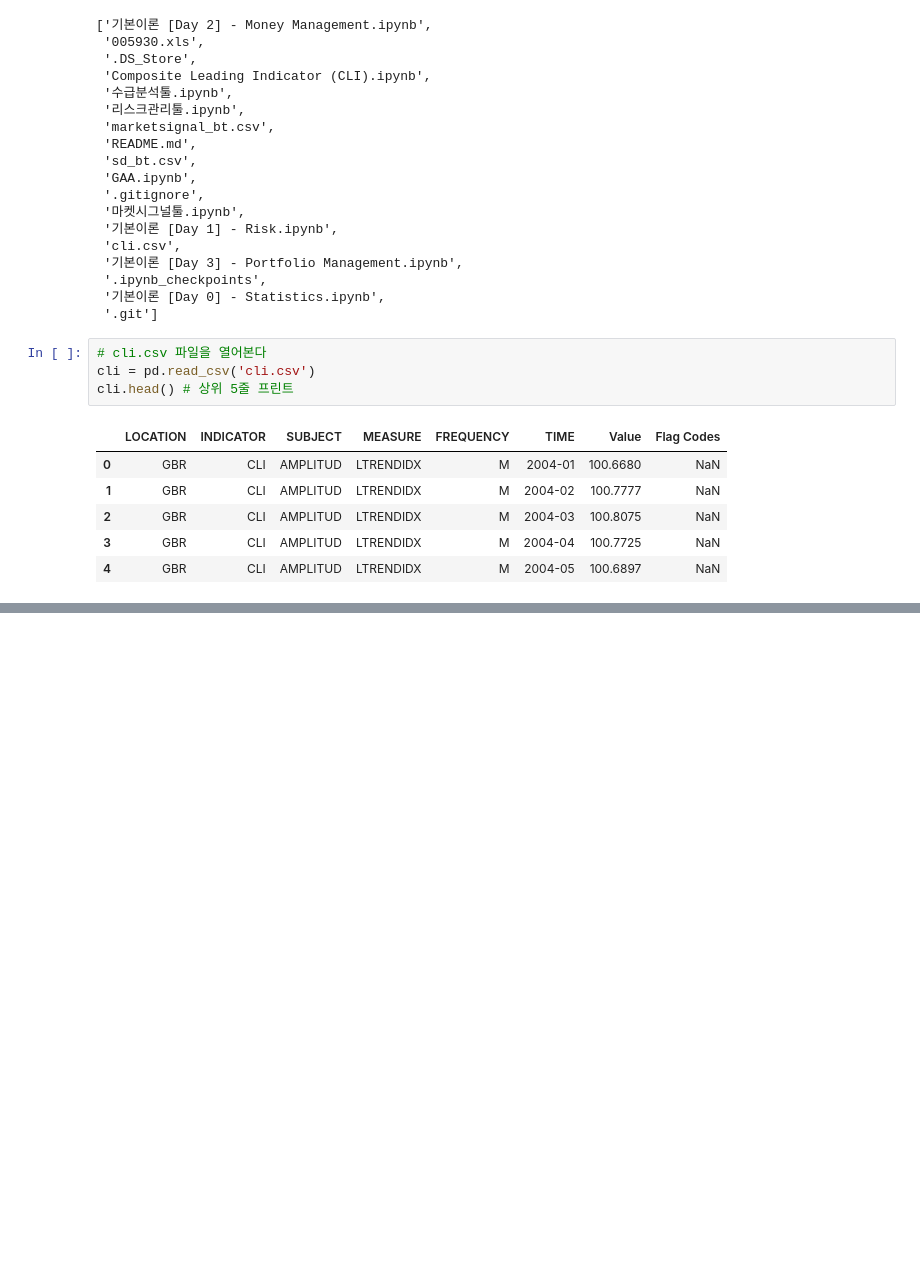
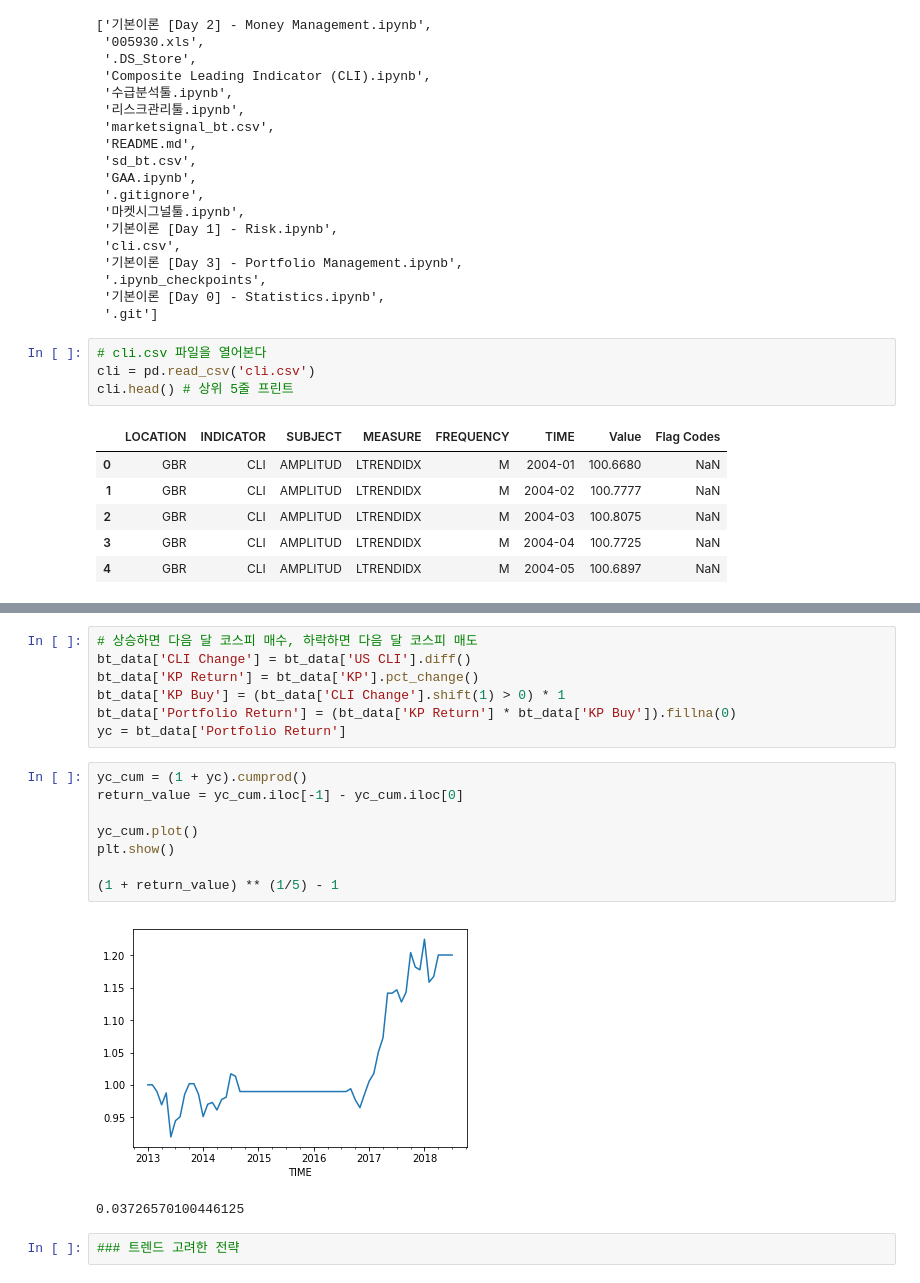
Before and after one commit to hyemin9403/keyst_notebooks, a Jupyter notebook: Composite Leading Indicator (CLI).ipynb, the cells around one changed output, grey strips where cells are left out. Saved outputs shown, nothing was run; the diff lists cells and outputs as text; blank space fills up the shorter version.

```diff
--- a/Composite Leading Indicator (CLI).ipynb
+++ b/Composite Leading Indicator (CLI).ipynb
@@ -142,0 +172,20 @@ jpn_cli
+# %%
+# 상승하면 다음 달 코스피 매수, 하락하면 다음 달 코스피 매도
+bt_data['CLI Change'] = bt_data['US CLI'].diff()
+bt_data['KP Return'] = bt_data['KP'].pct_change()
+bt_data['KP Buy'] = (bt_data['CLI Change'].shift(1) > 0) * 1
+bt_data['Portfolio Return'] = (bt_data['KP Return'] * bt_data['KP Buy']).fillna(0)
+yc = bt_data['Portfolio Return']
+# %%
+yc_cum = (1 + yc).cumprod()
+return_value = yc_cum.iloc[-1] - yc_cum.iloc[0]
+
+yc_cum.plot()
+plt.show()
+
+(1 + return_value) ** (1/5) - 1
+# %% [output]
+[figure, added]
+0.03726570100446125
+# %%
+### 트렌드 고려한 전략
```
Also changed, not shown: parts of 17 cells of this notebook.
